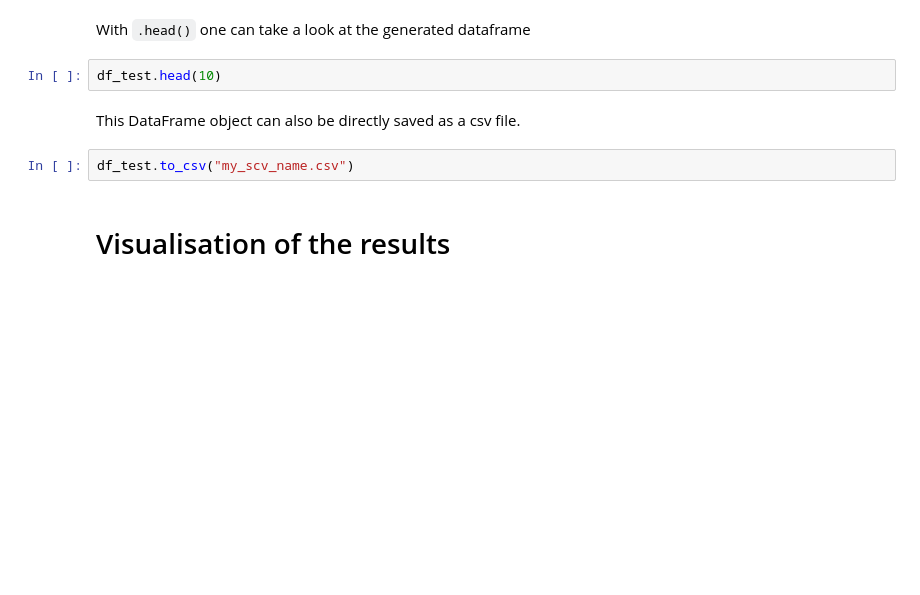
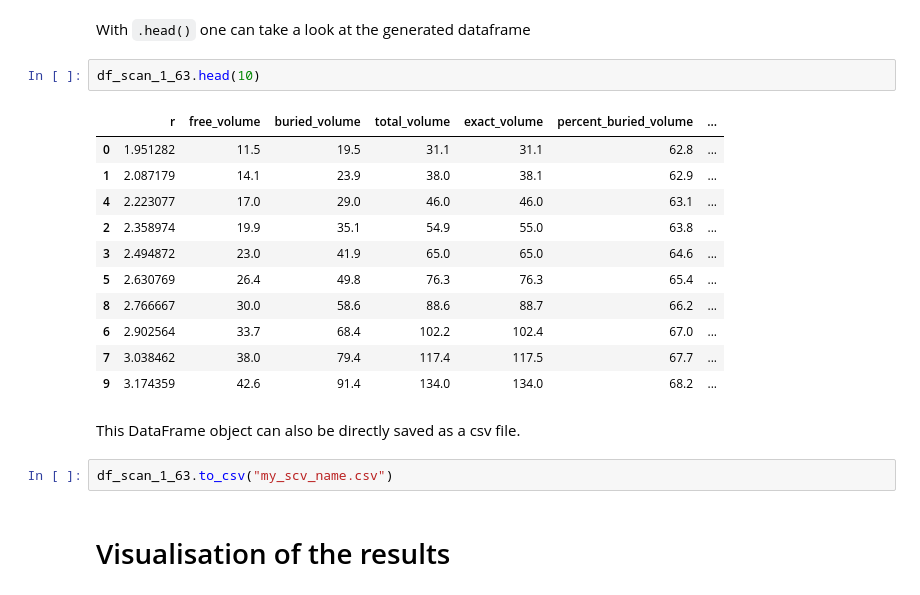
Before and after one commit to GwydionJon/catalyst-buried-volume-scanner, a Jupyter notebook: notebooks/example_notebook.ipynb, the cells around one changed output. Saved outputs shown, nothing was run; the diff lists cells and outputs as text; blank space fills up the shorter version.

```diff
--- a/notebooks/example_notebook.ipynb
+++ b/notebooks/example_notebook.ipynb
@@ -58,11 +76,23 @@ The program will function as desired even with a few values missing.
 # %% [markdown]
 With `.head()` one can take a look at the generated dataframe
 # %%
-df_test.head(10)
+df_scan_1_63.head(10)
+# %% [output]
+|  | r | free_volume | buried_volume | total_volume | exact_volume | percent_buried_volume | ... |
+| 0 | 1.951282 | 11.5 | 19.5 | 31.1 | 31.1 | 62.8 | ... |
+| 1 | 2.087179 | 14.1 | 23.9 | 38.0 | 38.1 | 62.9 | ... |
+| 4 | 2.223077 | 17.0 | 29.0 | 46.0 | 46.0 | 63.1 | ... |
+| 2 | 2.358974 | 19.9 | 35.1 | 54.9 | 55.0 | 63.8 | ... |
+| 3 | 2.494872 | 23.0 | 41.9 | 65.0 | 65.0 | 64.6 | ... |
+| 5 | 2.630769 | 26.4 | 49.8 | 76.3 | 76.3 | 65.4 | ... |
+| 8 | 2.766667 | 30.0 | 58.6 | 88.6 | 88.7 | 66.2 | ... |
+| 6 | 2.902564 | 33.7 | 68.4 | 102.2 | 102.4 | 67.0 | ... |
+| 7 | 3.038462 | 38.0 | 79.4 | 117.4 | 117.5 | 67.7 | ... |
+| 9 | 3.174359 | 42.6 | 91.4 | 134.0 | 134.0 | 68.2 | ... |
 # %% [markdown]
 This DataFrame object can also be directly saved as a csv file.
 # %%
-df_test.to_csv("my_scv_name.csv")
+df_scan_1_63.to_csv("my_scv_name.csv")
 # %% [markdown]
 # Visualisation of the results
 # %% [markdown]
```
Also changed, not shown: parts of 9 cells of this notebook, 2 other files.
